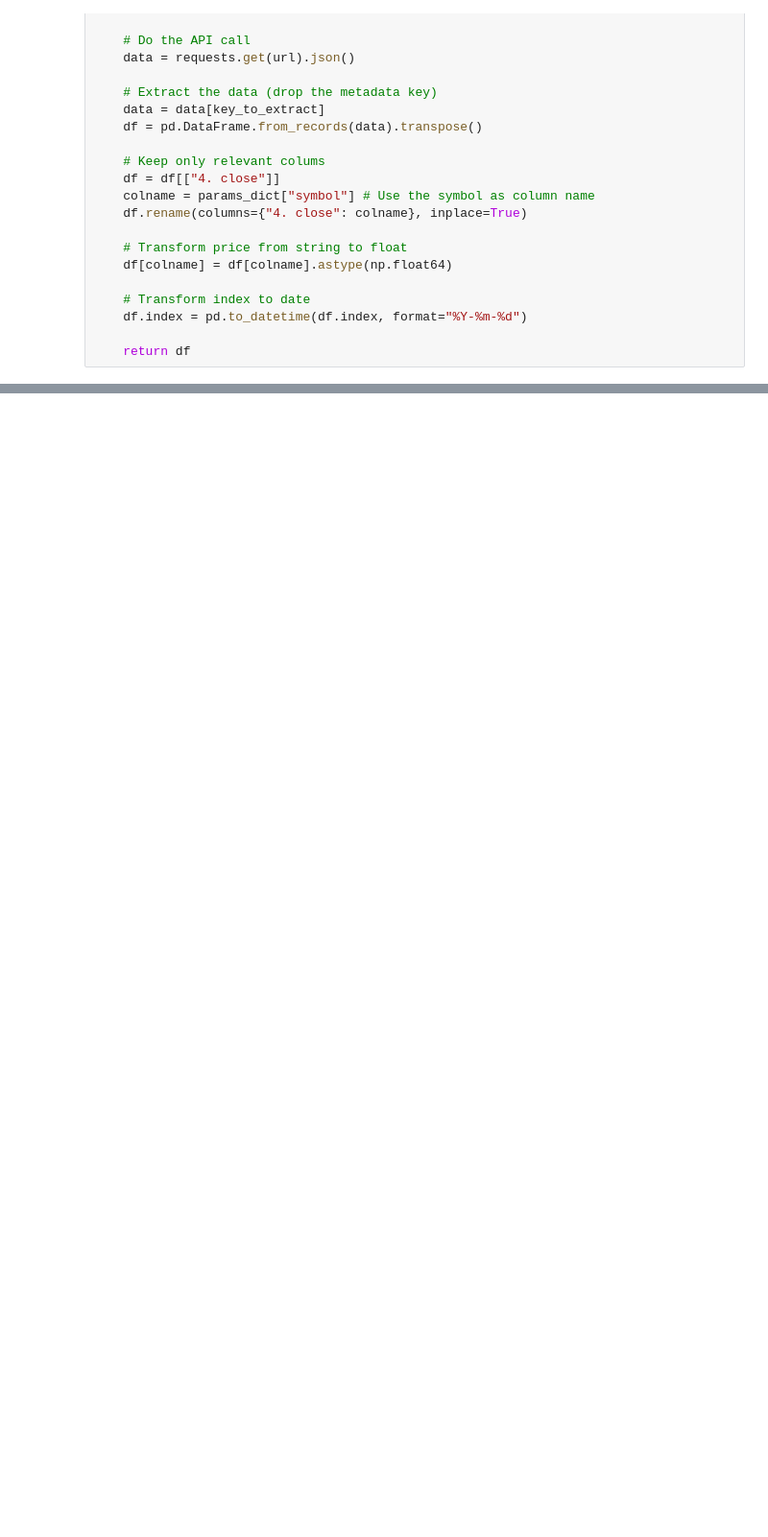
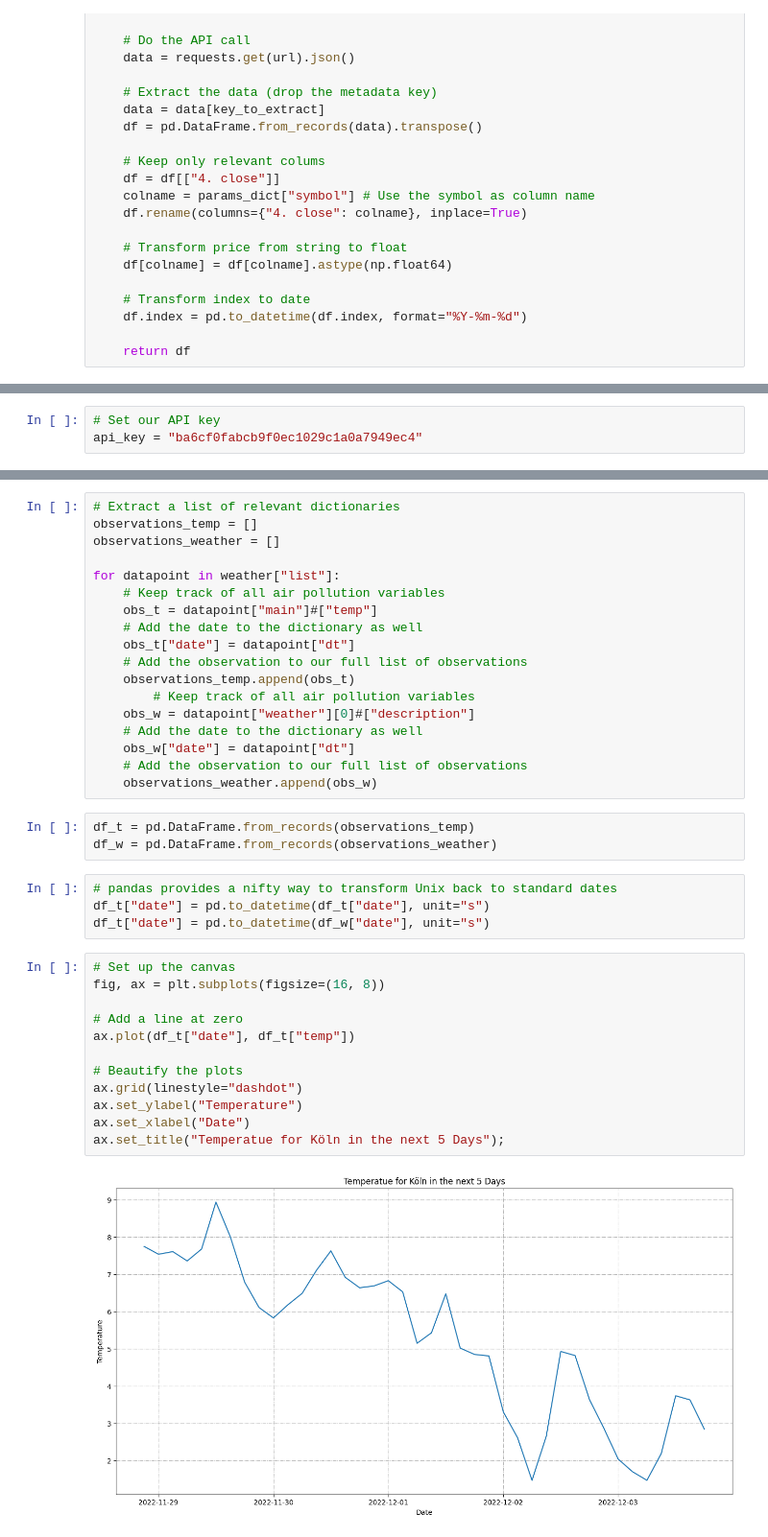
Before and after one commit to ymb287/dsf_project, a Jupyter notebook: api_test.ipynb, the cells around one changed output, grey strips where cells are left out. Shown: that part at 96% size. Saved outputs shown, nothing was run; the diff lists cells and outputs as text; blank space fills up the shorter version.

```diff
--- a/api_test.ipynb
+++ b/api_test.ipynb
@@ -65,0 +84,3 @@ def get_single_stock(params_dict, key_to_extract="Time Series (Daily)",
+# %%
+# Set our API key
+api_key = "ba6cf0fabcb9f0ec1029c1a0a7949ec4"
@@ -65,0 +161,39 @@ def get_single_stock(params_dict, key_to_extract="Time Series (Daily)",
+# %%
+# Extract a list of relevant dictionaries
+observations_temp = []
+observations_weather = []
+
+for datapoint in weather["list"]:
+    # Keep track of all air pollution variables
+    obs_t = datapoint["main"]#["temp"]
+    # Add the date to the dictionary as well
+    obs_t["date"] = datapoint["dt"]
+    # Add the observation to our full list of observations
+    observations_temp.append(obs_t)
+        # Keep track of all air pollution variables
+    obs_w = datapoint["weather"][0]#["description"]
+    # Add the date to the dictionary as well
+    obs_w["date"] = datapoint["dt"]
+    # Add the observation to our full list of observations
+    observations_weather.append(obs_w)
+# %%
+df_t = pd.DataFrame.from_records(observations_temp)
+df_w = pd.DataFrame.from_records(observations_weather)
+# %%
+# pandas provides a nifty way to transform Unix back to standard dates
+df_t["date"] = pd.to_datetime(df_t["date"], unit="s")
+df_t["date"] = pd.to_datetime(df_w["date"], unit="s")
+# %%
+# Set up the canvas
+fig, ax = plt.subplots(figsize=(16, 8))
+
+# Add a line at zero
+ax.plot(df_t["date"], df_t["temp"])
+
+# Beautify the plots
+ax.grid(linestyle="dashdot")
+ax.set_ylabel("Temperature")
+ax.set_xlabel("Date")
+ax.set_title("Temperatue for Köln in the next 5 Days");
+# %% [output]
+[figure, added]
```
Also changed, not shown: parts of 14 cells of this notebook, 2 other files.
